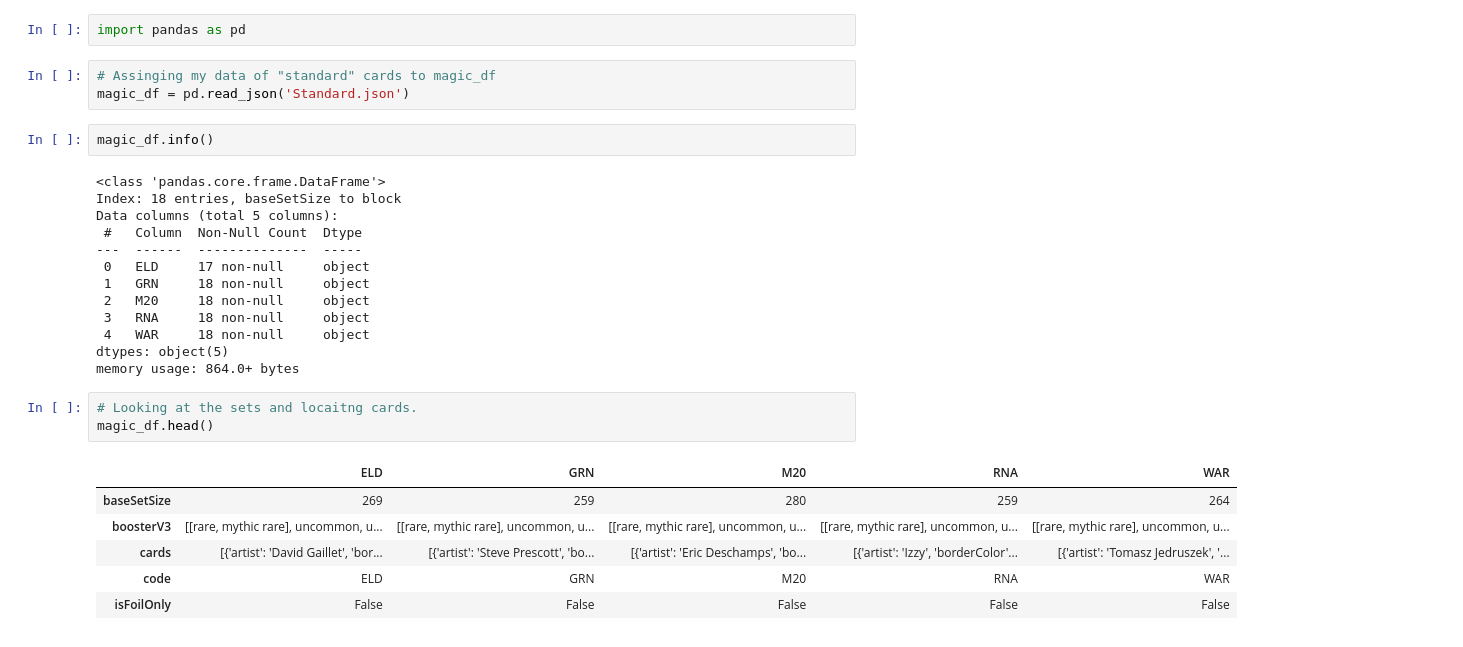
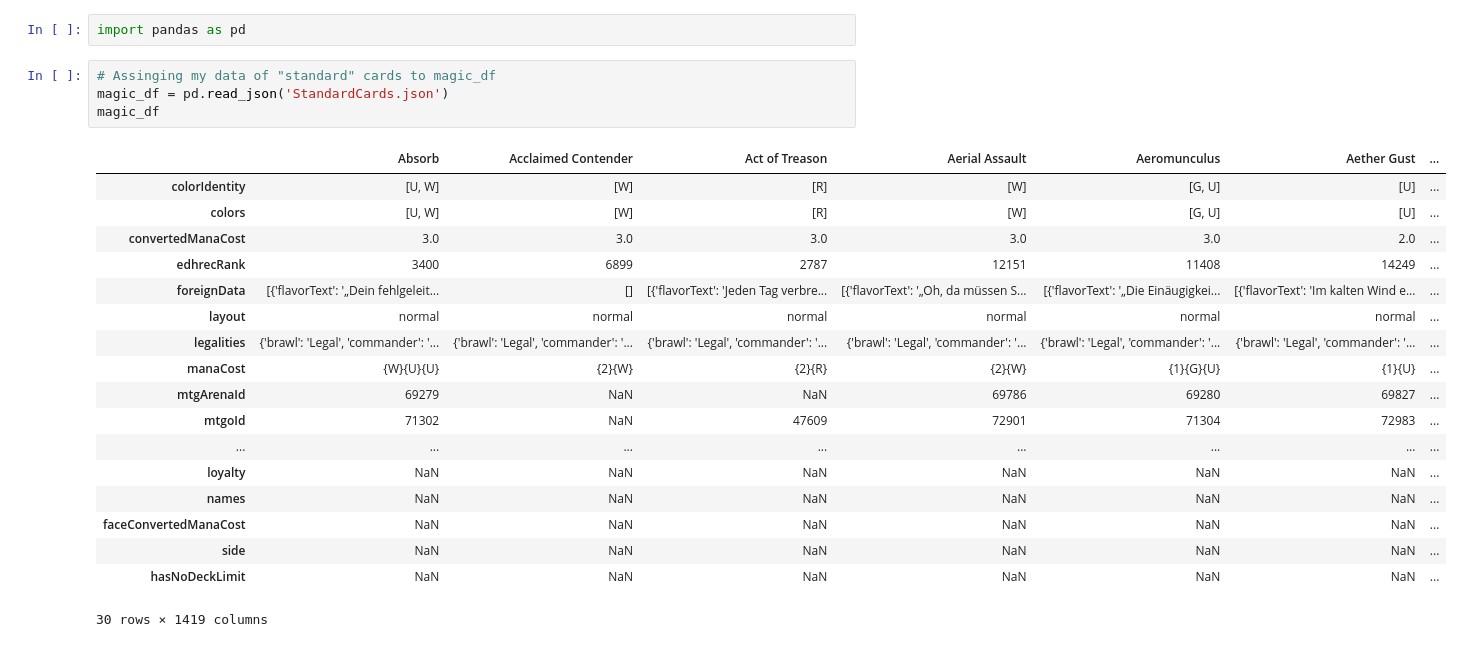
Before and after one commit to HSU-S21-CS232/P02-mc683, a Jupyter notebook: Untitled.ipynb, the cells around one changed output. Drawn from its saved outputs; the diff is of its cells as text.

Commit message:
Removed one json in favor of another.

```diff
--- a/Untitled.ipynb
+++ b/Untitled.ipynb
@@ -4,29 +4,24 @@
 import pandas as pd
 # %%
 # Assinging my data of "standard" cards to magic_df
-magic_df = pd.read_json('Standard.json')
+magic_df = pd.read_json('StandardCards.json')
+magic_df
+# %% [output]
+|  | Absorb | Acclaimed Contender | Act of Treason | Aerial Assault | Aeromunculus | Aether Gust | ... |
+| colorIdentity | [U, W] | [W] | [R] | [W] | [G, U] | [U] | ... |
+| colors | [U, W] | [W] | [R] | [W] | [G, U] | [U] | ... |
+| convertedManaCost | 3.0 | 3.0 | 3.0 | 3.0 | 3.0 | 2.0 | ... |
+| edhrecRank | 3400 | 6899 | 2787 | 12151 | 11408 | 14249 | ... |
+| foreignData | [{'flavorText': '„Dein fehlgeleit... | [] | [{'flavorText': 'Jeden Tag verbre... | [{'flavorText': '„Oh, da müssen S... | [{'flavorText': '„Die Einäugigkei... | [{'flavorText': 'Im kalten Wind e... | ... |
+| layout | normal | normal | normal | normal | normal | normal | ... |
+| legalities | {'brawl': 'Legal', 'commander': '... | {'brawl': 'Legal', 'commander': '... | {'brawl': 'Legal', 'commander': '... | {'brawl': 'Legal', 'commander': '... | {'brawl': 'Legal', 'commander': '... | {'brawl': 'Legal', 'commander': '... | ... |
+| manaCost | {W}{U}{U} | {2}{W} | {2}{R} | {2}{W} | {1}{G}{U} | {1}{U} | ... |
+| mtgArenaId | 69279 | NaN | NaN | 69786 | 69280 | 69827 | ... |
+| mtgoId | 71302 | NaN | 47609 | 72901 | 71304 | 72983 | ... |
+| ... | ... | ... | ... | ... | ... | ... | ... |
+| loyalty | NaN | NaN | NaN | NaN | NaN | NaN | ... |
+| names | NaN | NaN | NaN | NaN | NaN | NaN | ... |
+| faceConvertedManaCost | NaN | NaN | NaN | NaN | NaN | NaN | ... |
+| side | NaN | NaN | NaN | NaN | NaN | NaN | ... |
+| hasNoDeckLimit | NaN | NaN | NaN | NaN | NaN | NaN | ... |
+30 rows × 1419 columns
-# %%
-magic_df.info()
-# %% [output]
-<class 'pandas.core.frame.DataFrame'>
-Index: 18 entries, baseSetSize to block
-Data columns (total 5 columns):
- #   Column  Non-Null Count  Dtype
----  ------  --------------  -----
- 0   ELD     17 non-null     object
- 1   GRN     18 non-null     object
- 2   M20     18 non-null     object
- 3   RNA     18 non-null     object
- 4   WAR     18 non-null     object
-dtypes: object(5)
-memory usage: 864.0+ bytes
-# %%
-# Looking at the sets and locaitng cards.
-magic_df.head()
-# %% [output]
-|  | ELD | GRN | M20 | RNA | WAR |
-| baseSetSize | 269 | 259 | 280 | 259 | 264 |
-| boosterV3 | [[rare, mythic rare], uncommon, u... | [[rare, mythic rare], uncommon, u... | [[rare, mythic rare], uncommon, u... | [[rare, mythic rare], uncommon, u... | [[rare, mythic rare], uncommon, u... |
-| cards | [{'artist': 'David Gaillet', 'bor... | [{'artist': 'Steve Prescott', 'bo... | [{'artist': 'Eric Deschamps', 'bo... | [{'artist': 'Izzy', 'borderColor'... | [{'artist': 'Tomasz Jedruszek', '... |
-| code | ELD | GRN | M20 | RNA | WAR |
-| isFoilOnly | False | False | False | False | False |
```
Also changed, not shown: parts of 7 cells of this notebook, 2 other files.
